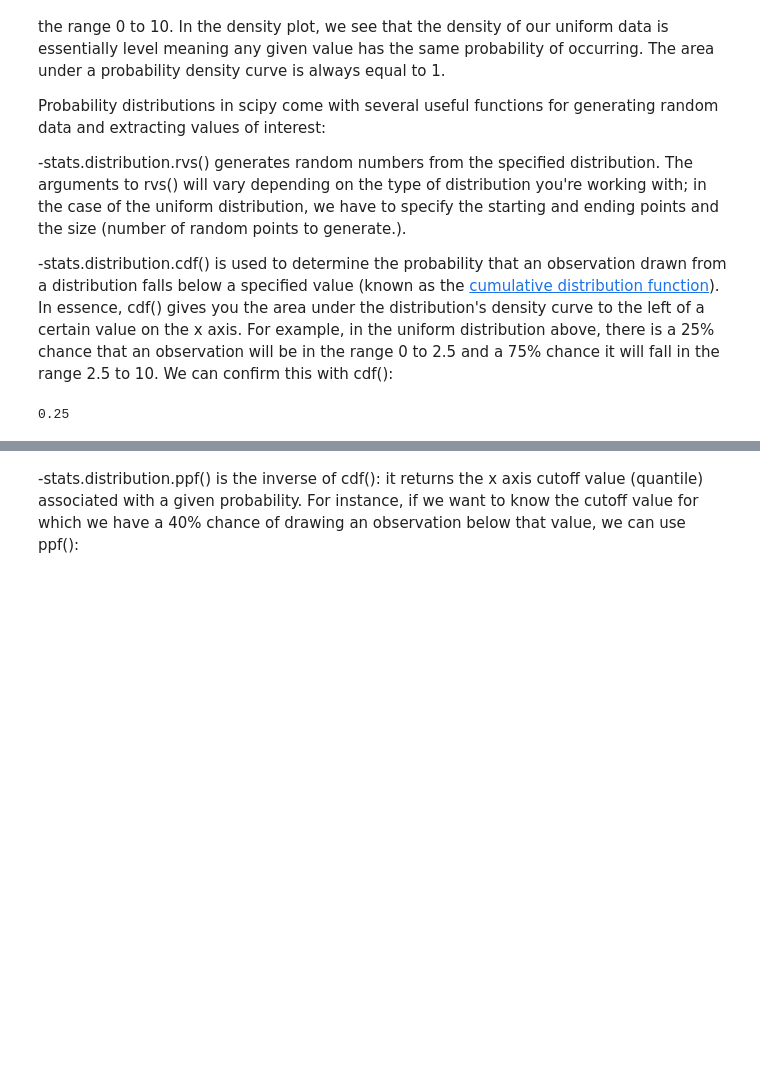
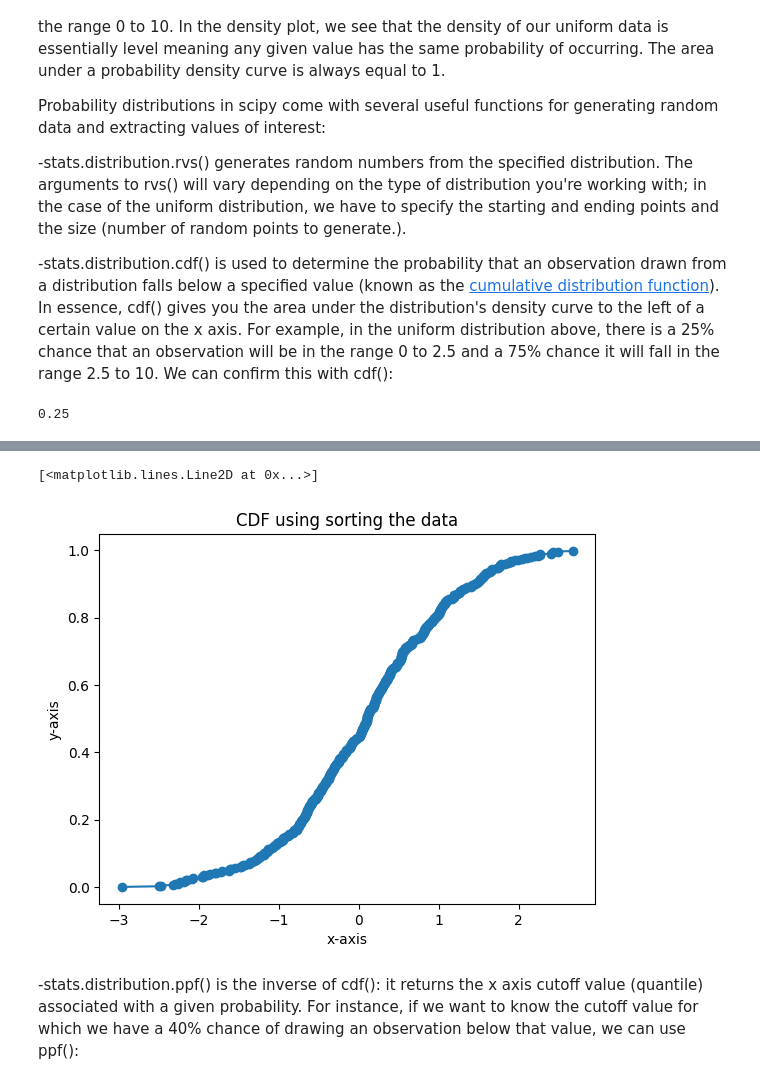
Before and after one commit to edwinmesa/dt_learn_data_science, a Jupyter notebook: edureka/Python_Machine_Learning/Statistics Inference/python-for-data-22-probability-distributions.ipynb, the cells around one changed output, grey strips where cells are left out. Saved outputs shown, nothing was run; the diff lists cells and outputs as text; code cells hidden in the pictures; blank space fills up the shorter version.

```diff
--- a/edureka/Python_Machine_Learning/Statistics Inference/python-for-data-22-probability-distributions.ipynb
+++ b/edureka/Python_Machine_Learning/Statistics Inference/python-for-data-22-probability-distributions.ipynb
@@ -47,3 +77,32 @@ stats.uniform.cdf(x=2.5,         # Cutoff value (quantile) to check
+# %%
+# defining the libraries
+import numpy as np
+import matplotlib.pyplot as plt
+import pandas as pd
+%matplotlib inline
+
+# No of data points used
+N = 500
+
+# normal distribution
+data = np.random.randn(N)
+
+# sort the data in ascending order
+x = np.sort(data)
+
+# get the cdf values of y
+y = np.arange(N) / float(N)
+
+# plotting
+plt.xlabel('x-axis')
+plt.ylabel('y-axis')
+
+plt.title('CDF using sorting the data')
+
+plt.plot(x, y, marker='o')
+# %% [output]
+[<matplotlib.lines.Line2D at 0x...>]
+[figure, added]
 # %% [markdown]
 -stats.distribution.ppf() is the inverse of cdf(): it returns the x axis cutoff value (quantile) associated with a given probability. For instance, if we want to know the cutoff value for which we have a 40% chance of drawing an observation below that value, we can use ppf():
 # %%
```
Also changed, not shown: parts of 1 cell of this notebook, 10 other files.
